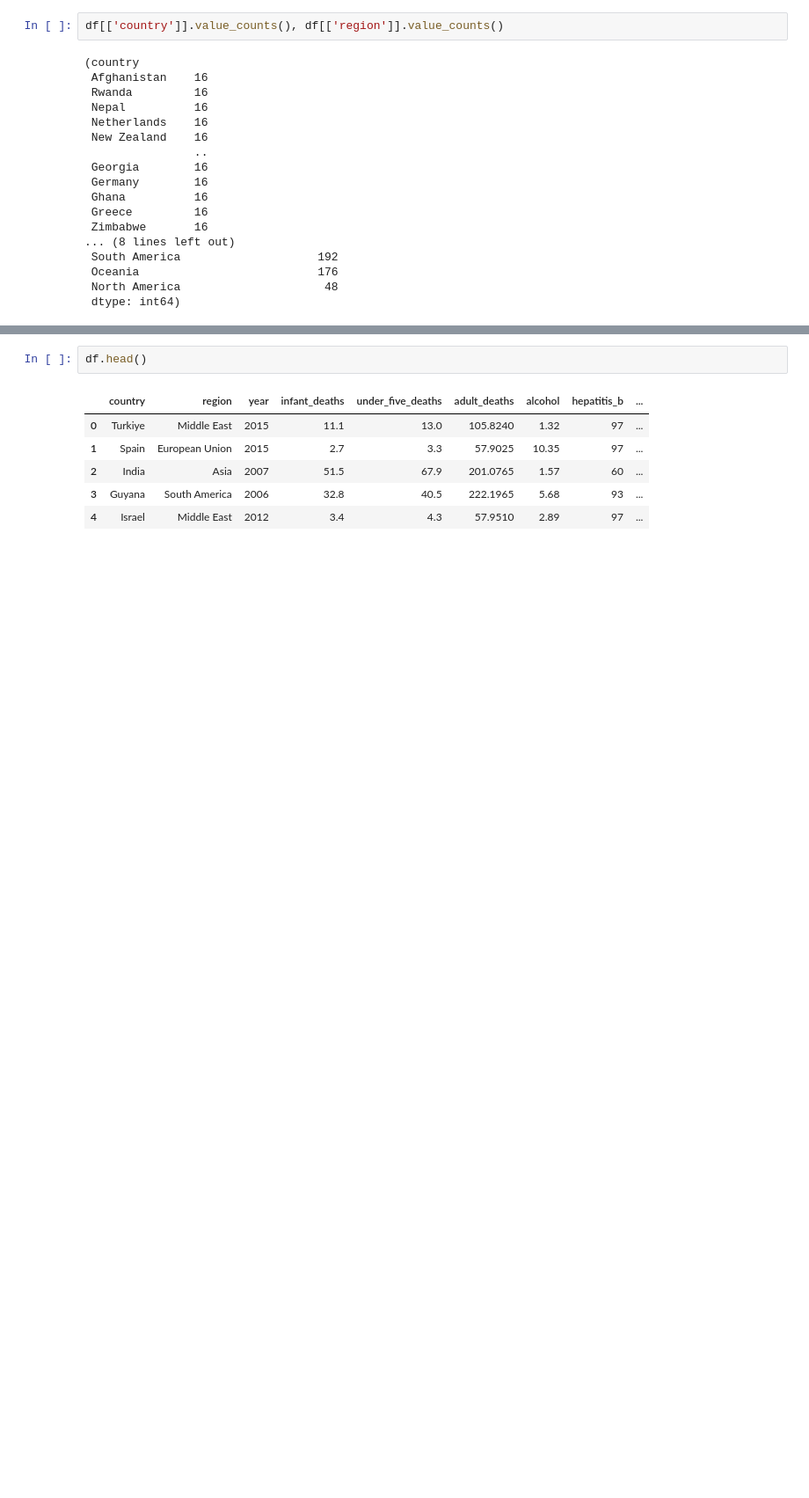
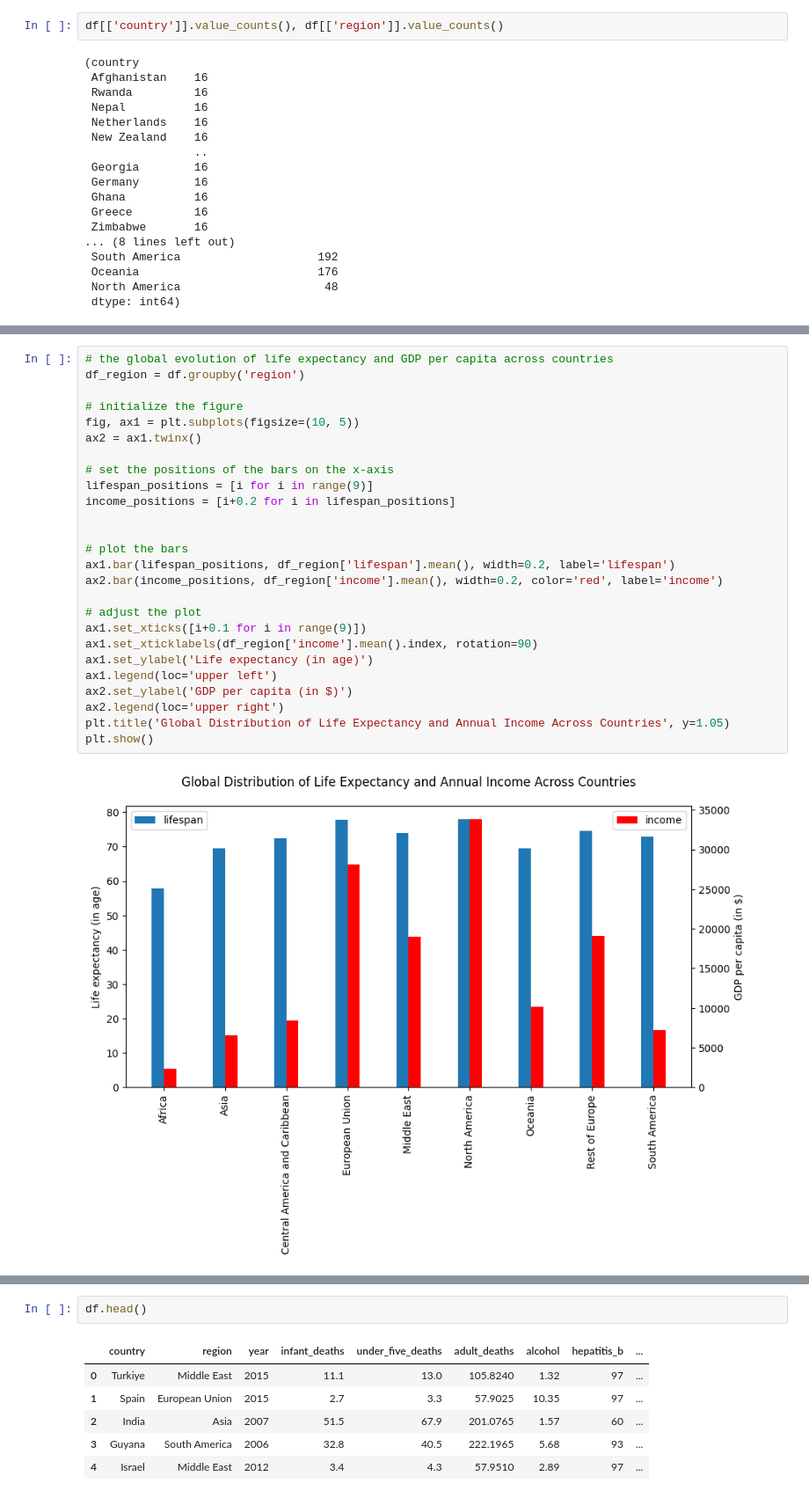
Before and after one commit to gurennnn/life-expectancy-estimation, a Jupyter notebook: notebooks/1_visualizing.ipynb, the cells around one changed output, grey strips where cells are left out. Shown: that part at 88% size. Drawn from its saved outputs; the diff is of its cells as text; blank space fills up the shorter version.

```diff
--- a/notebooks/1_visualizing.ipynb
+++ b/notebooks/1_visualizing.ipynb
@@ -171,0 +196,28 @@ plt.show()
+# %%
+# the global evolution of life expectancy and GDP per capita across countries
+df_region = df.groupby('region')
+
+# initialize the figure
+fig, ax1 = plt.subplots(figsize=(10, 5))
+ax2 = ax1.twinx()
+
+# set the positions of the bars on the x-axis
+lifespan_positions = [i for i in range(9)]
+income_positions = [i+0.2 for i in lifespan_positions]
+
+
+# plot the bars
+ax1.bar(lifespan_positions, df_region['lifespan'].mean(), width=0.2, label='lifespan')
+ax2.bar(income_positions, df_region['income'].mean(), width=0.2, color='red', label='income')
+
+# adjust the plot
+ax1.set_xticks([i+0.1 for i in range(9)])
+ax1.set_xticklabels(df_region['income'].mean().index, rotation=90)
+ax1.set_ylabel('Life expectancy (in age)')
+ax1.legend(loc='upper left')
+ax2.set_ylabel('GDP per capita (in $)')
+ax2.legend(loc='upper right')
+plt.title('Global Distribution of Life Expectancy and Annual Income Across Countries', y=1.05)
+plt.show()
+# %% [output]
+[figure, added]
```
Also changed, not shown: parts of 11 cells of this notebook.
